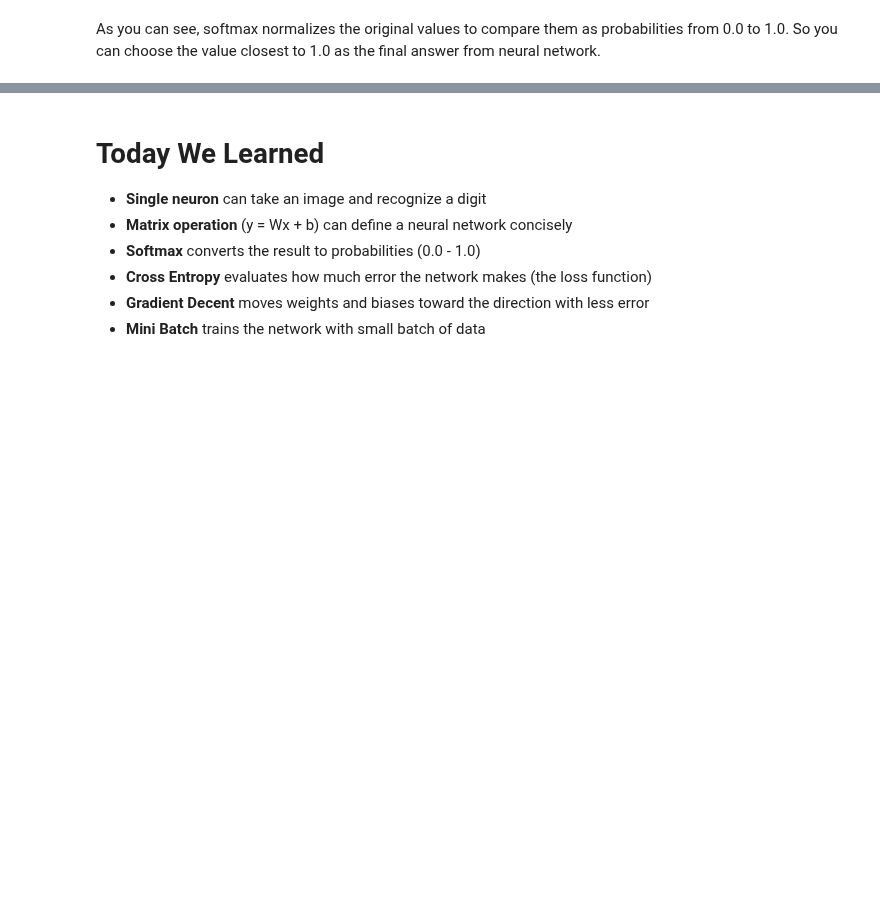
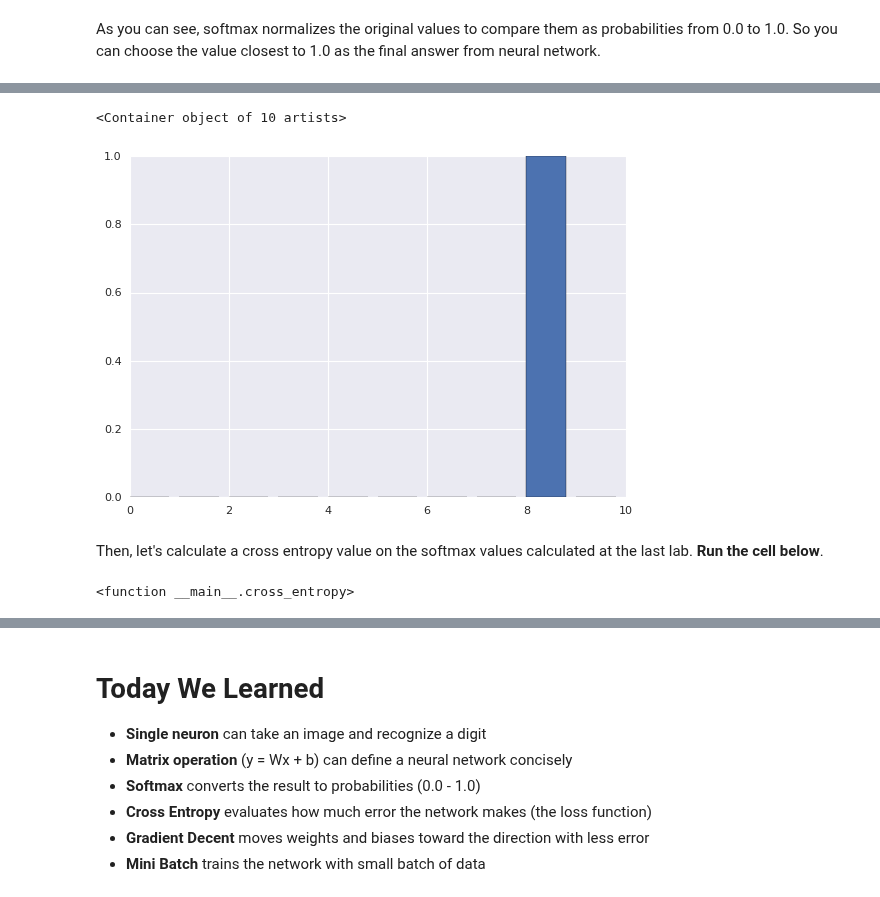
Before and after one commit to chakas/TensorFlow-for-absolute-beginners, a Jupyter notebook: 4. Classify MNIST images with TensorFlow.ipynb, the cells around one changed output, grey strips where cells are left out. Drawn from its saved outputs; the diff is of its cells as text; code cells hidden in the pictures; blank space fills up the shorter version.

```diff
--- a/4. Classify MNIST images with TensorFlow.ipynb
+++ b/4. Classify MNIST images with TensorFlow.ipynb
@@ -234,4 +246,15 @@ $${\Huge cross\_entropy (x, y) = - \sum   y_{i}  log(x_{i})}$$
 # %%
 # label
 label = np.array([0, 0, 0, 0, 0, 0, 0, 0, 1, 0])
-plt.bar(i, labels)
+plt.bar(i, label)
+# %% [output]
+<Container object of 10 artists>
+[figure, added]
+# %% [markdown]
+Then, let's calculate a cross entropy value on the softmax values calculated at the last lab. **Run the cell below**.
+# %%
+def cross_entropy(x, _y):
+  return -np.sum(_y * np.log(x))
+cross_entropy
+# %% [output]
+<function __main__.cross_entropy>
```
Also changed, not shown: parts of 23 cells of this notebook.
